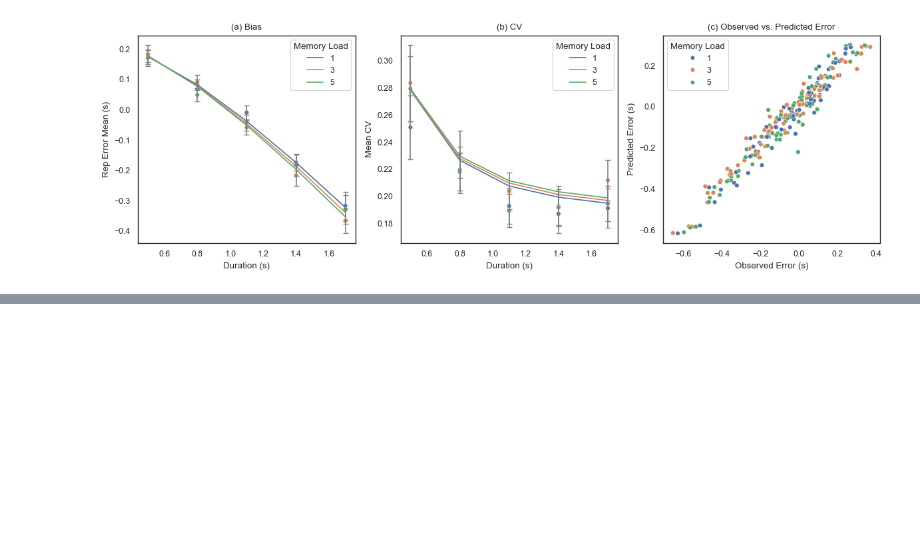
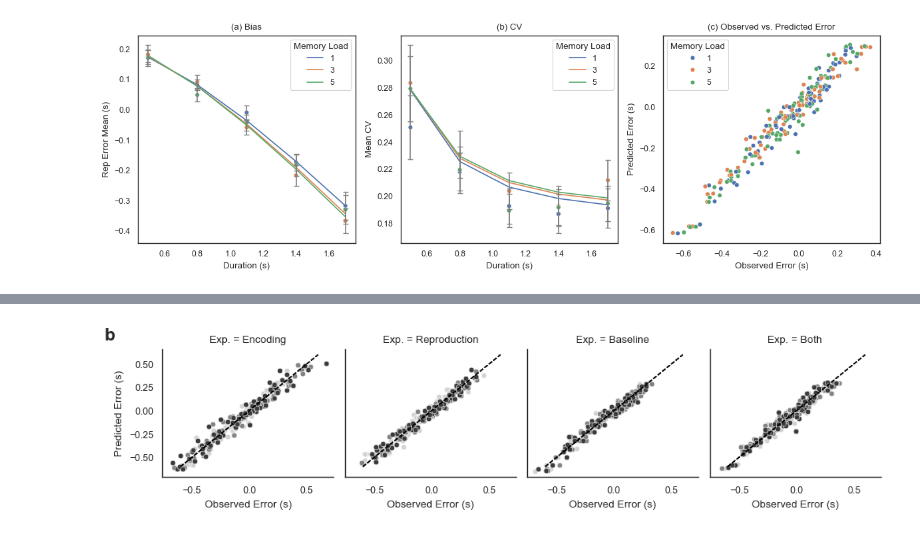
Before and after one commit to msenselab/working_memory_reproduction, a Jupyter notebook: analysis/wm_model.ipynb, the cells around one changed output, grey strips where cells are left out. Saved outputs shown, nothing was run; the diff lists cells and outputs as text; code cells hidden in the pictures; blank space fills up the shorter version.

```diff
--- a/analysis/wm_model.ipynb
+++ b/analysis/wm_model.ipynb
@@ -368,0 +496,26 @@ plotModelPred(both_mdat, 'both')
+# %%
+
+# Define a function to add the diagonal line
+def add_diagonal(*args, **kwargs):
+    ax = plt.gca()  # Get the current axis
+    limits = [min(-0.6, -0.6), max(0.6, 0.6)]
+    ax.plot(limits, limits, color='black', linestyle='--', linewidth=1)  # Draws the diagonal line
+
+# now create the second pred. vs. obs. plot
+# Create the FacetGrid, faceting on the ExpName column
+g2 = sns.FacetGrid(mdat, col="Exp.", hue="WMSize", height=2.5, aspect=1,col_order=exp_order, palette=c_palette)
+# Map the scatter plot for reproduction error (repErr_mean)
+g2.map(sns.scatterplot, 'repErr', 'predErr')
+# Add the diagonal line to each subplot
+g2.map(add_diagonal)
+
+# set x and y labels
+g2.set_axis_labels('Observed Error (s)', 'Predicted Error (s)')
+#g2.add_legend()
+#g2._legend.set_title('Memory Load')
+# add label a to the top left corner of the first axis
+g2.axes[0,0].text(0.0, 0.98, 'b', transform=g2.fig.transFigure, fontsize=16, fontweight='bold', va='top')
+# save the figure to predict_vs_obs.png
+plt.savefig(cpath + '/analysis/figures/predict_vs_obs.png')
+# %% [output]
+[figure, added]
```
Also changed, not shown: parts of 17 cells of this notebook, 21 other files.
